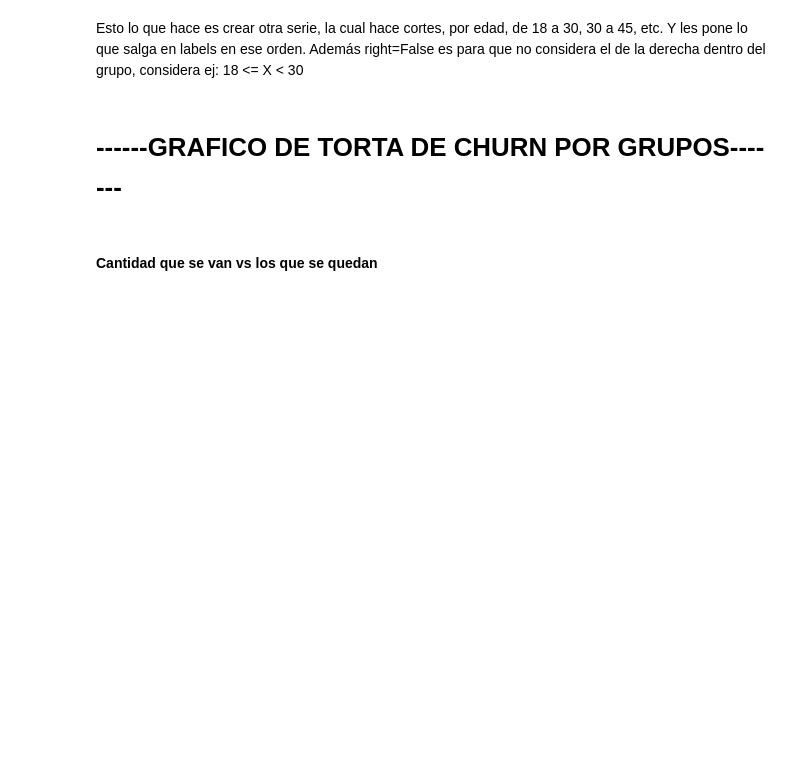
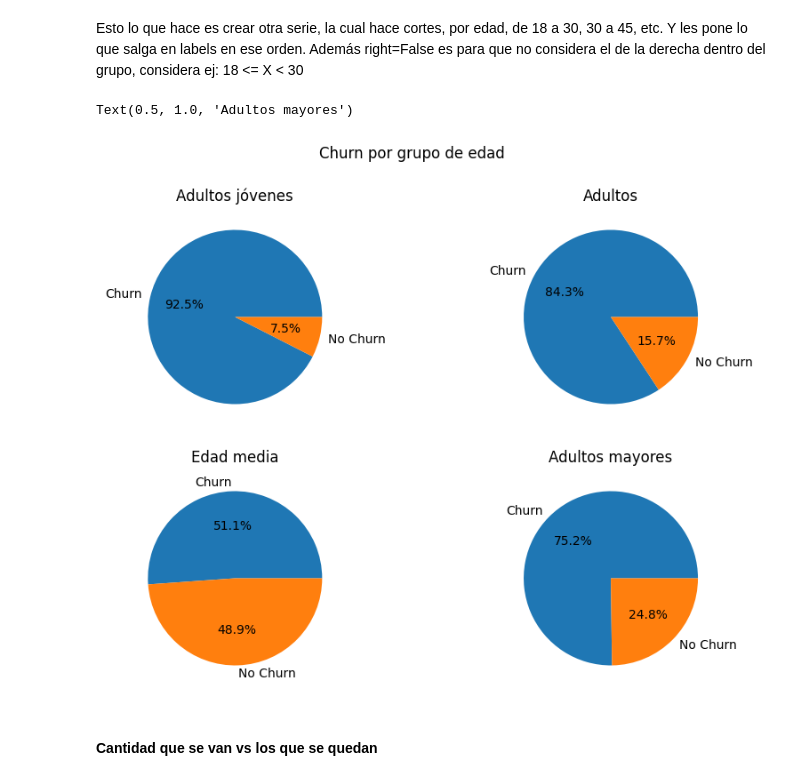
Before and after one commit to charligram/6_bank_churn, a Jupyter notebook: notebooks/EDA.ipynb, the cells around one changed output. Drawn from its saved outputs; the diff is of its cells as text; code cells hidden in the pictures; blank space fills up the shorter version.

```diff
--- a/notebooks/EDA.ipynb
+++ b/notebooks/EDA.ipynb
@@ -139,8 +143,52 @@ df["AgeGroup"] = pd.cut(
         "Senior"
     ]
 )
-# %% [markdown]
-# ------GRAFICO DE TORTA DE CHURN POR GRUPOS-------
+# %%
+df_young_adult = df[df["AgeGroup"] == "Young adult"]
+df_adult = df[df["AgeGroup"] == "Adult"]
+df_middle_age = df[df["AgeGroup"] == "Middle Age"]
+df_senior = df[df["AgeGroup"] == "Senior"]
+# %%
+fig, axs = plt.subplots(ncols=2, nrows=2, figsize=(10, 7))
+
+fig.suptitle("Churn por grupo de edad")
+
+axs1 = axs[0][0]
+axs2 = axs[0][1]
+axs3 = axs[1][0]
+axs4 = axs[1][1]
+
+axs1.pie(
+    df_young_adult["Exited"].value_counts(),
+    labels=["Churn", "No Churn"],
+    autopct="%1.1f%%"
+)
+axs1.set_title("Adultos jóvenes")
+#----------------------
+axs2.pie(
+    df_adult["Exited"].value_counts(),
+    labels=["Churn", "No Churn"],
+    autopct="%1.1f%%"
+)
+axs2.set_title("Adultos")
+#----------------------
+axs3.pie(
+    df_middle_age["Exited"].value_counts(),
+    labels=["Churn", "No Churn"],
+    autopct="%1.1f%%"
+)
+axs3.set_title("Edad media")
+#----------------------
+axs4.pie(
+    df_senior["Exited"].value_counts(),
+    labels=["Churn", "No Churn"],
+    autopct="%1.1f%%"
+)
+axs4.set_title("Adultos mayores")
+plt.savefig("../outputs/figures/churn_by_ageGroup.png", bbox_inches="tight")
+# %% [output]
+Text(0.5, 1.0, 'Adultos mayores')
+[figure, added]
 # %% [markdown]
 #### Cantidad que se van vs los que se quedan
 # %%
```
Also changed, not shown: parts of 21 cells of this notebook, 9 other files.
